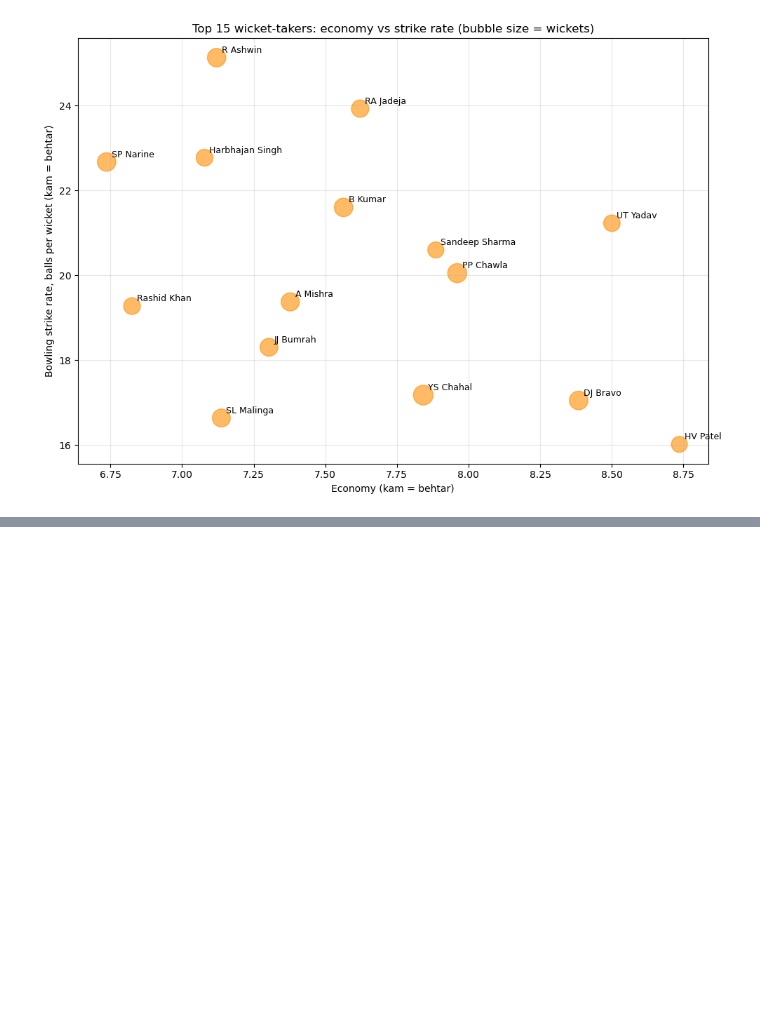
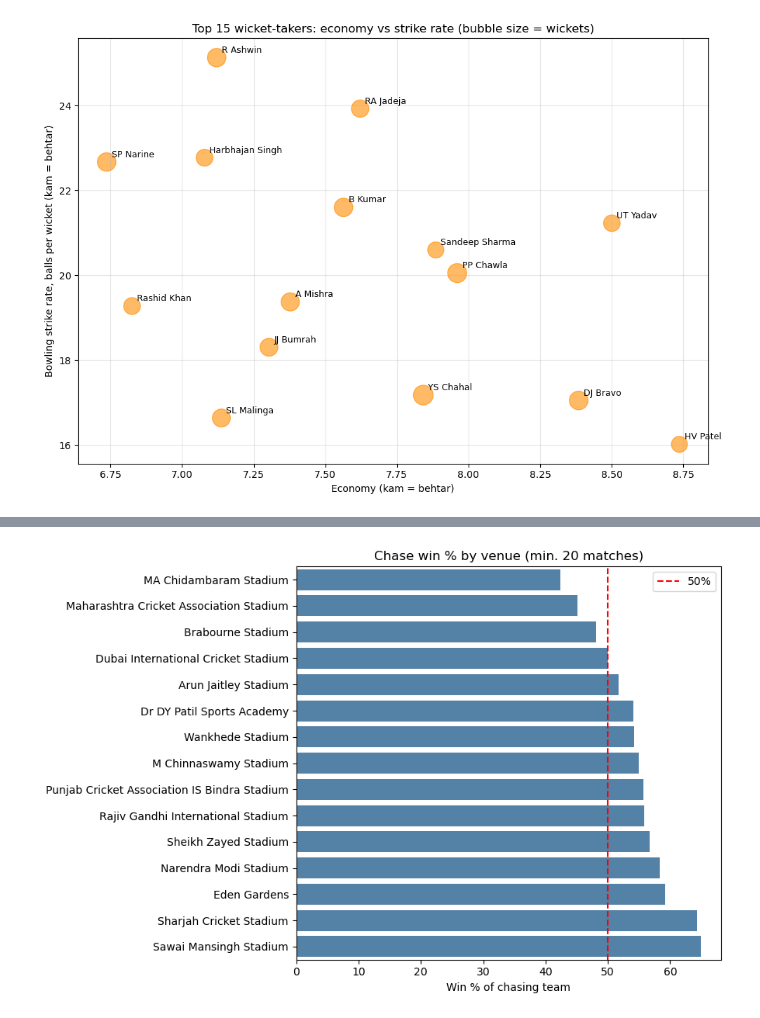
Before and after one commit to aniket78981/ipl-analytics, a Jupyter notebook: 02_eda.ipynb, the cells around one changed output, grey strips where cells are left out. Saved outputs shown, nothing was run; the diff lists cells and outputs as text; code cells hidden in the pictures; blank space fills up the shorter version.

```diff
--- a/02_eda.ipynb
+++ b/02_eda.ipynb
@@ -247,0 +254,17 @@ plt.show()
+# %%
+plot_df = venue_stats.copy()
+plot_df["short_name"] = plot_df.index.str.split(",").str[0]
+plot_df = plot_df.sort_values("chase_win_pct")
+
+plt.figure(figsize=(9, 6))
+sns.barplot(data=plot_df, x="chase_win_pct", y="short_name", color="steelblue")
+plt.axvline(50, color="red", linestyle="--", label="50%")
+plt.xlabel("Win % of chasing team")
+plt.ylabel("")
+plt.title("Chase win % by venue (min. 20 matches)")
+plt.legend()
+plt.tight_layout()
+plt.savefig("images/chase_by_venue.png", dpi=150)
+plt.show()
+# %% [output]
+[figure, added]
```
Also changed, not shown: parts of 1 cell of this notebook, 2 other files.
